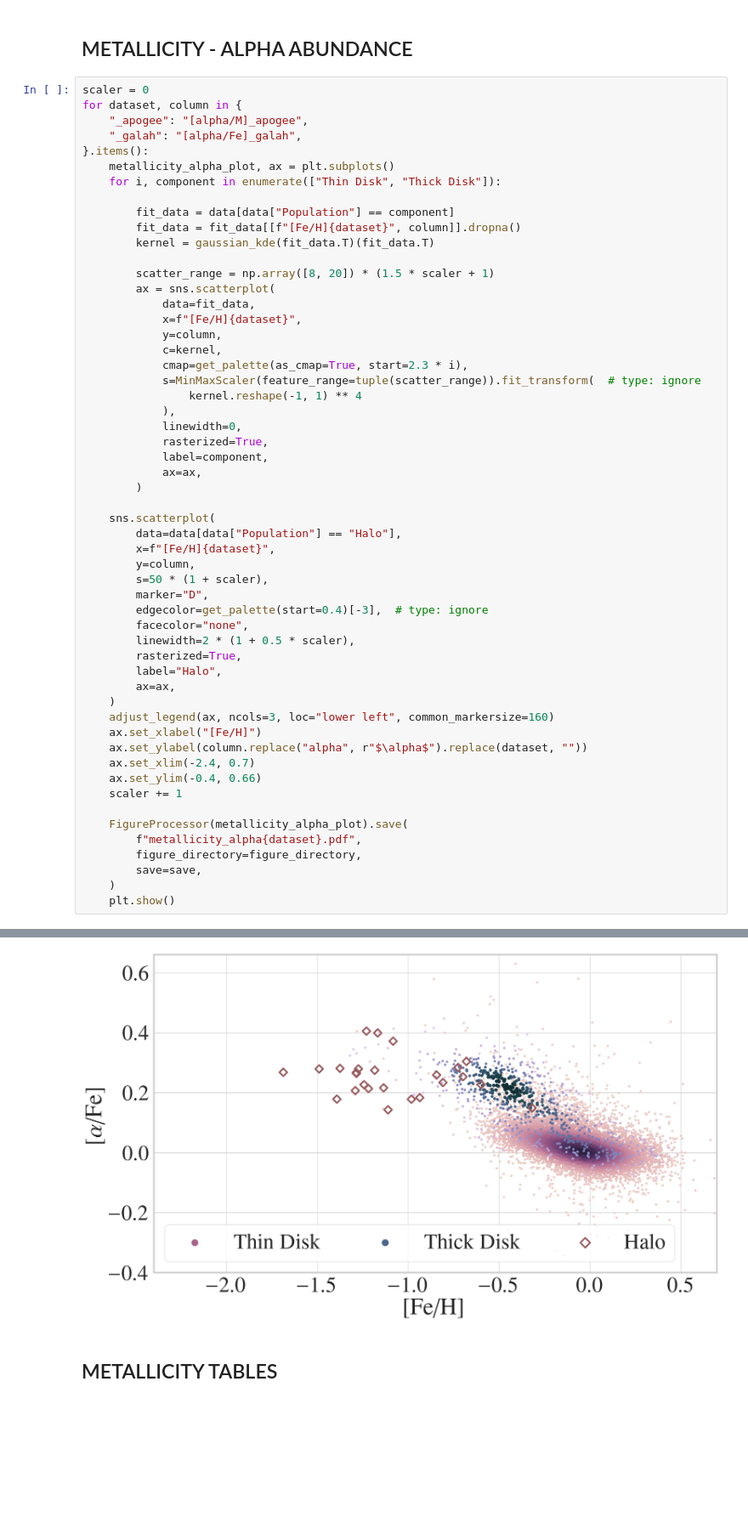
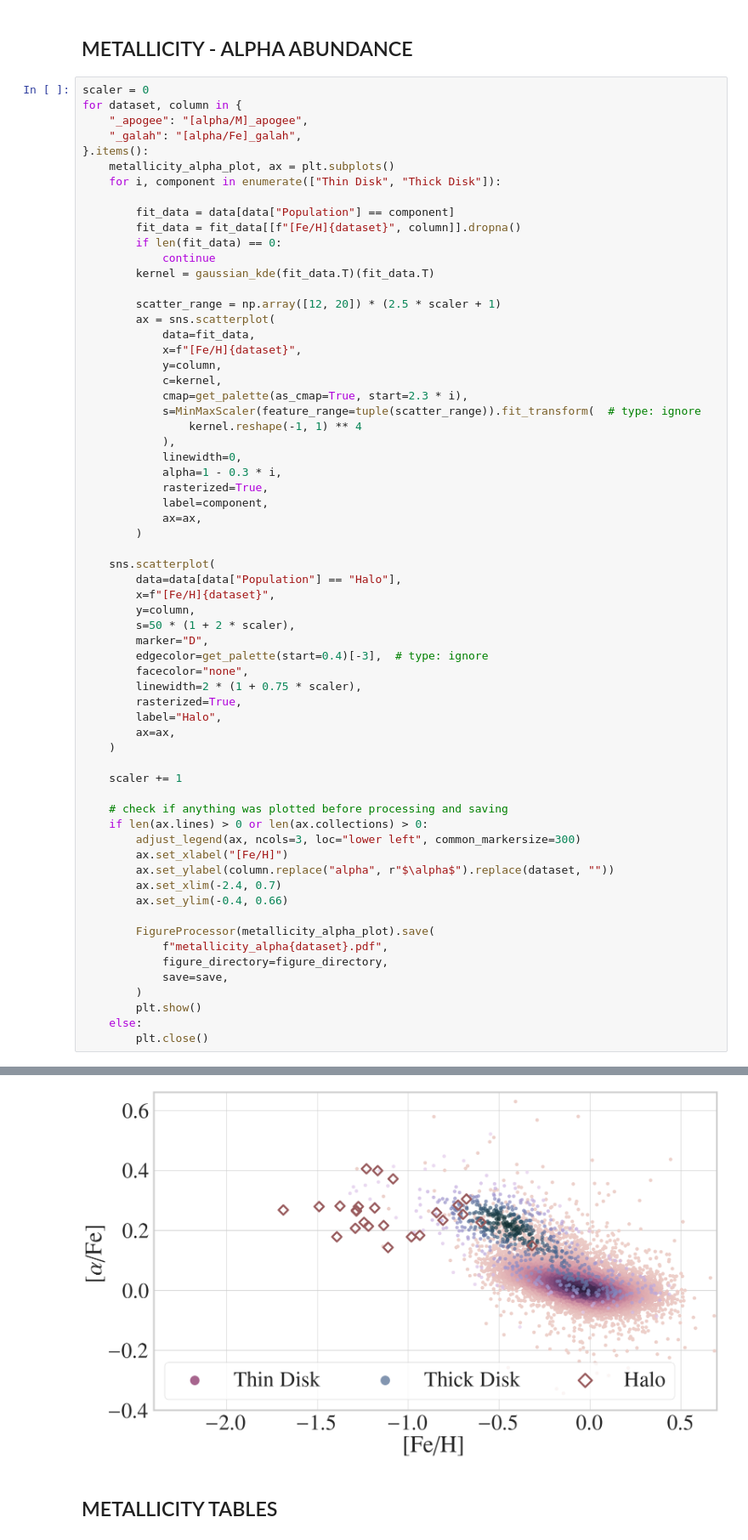
Before and after one commit to ChrisBoettner/plato, a Jupyter notebook: notebooks/04_stellar_sample.ipynb, the cells around one changed output, grey strips where cells are left out. Shown at 85% size. Cells and saved outputs as stored; diff of their text form; blank space fills up the shorter version.

```diff
--- a/notebooks/04_stellar_sample.ipynb
+++ b/notebooks/04_stellar_sample.ipynb
@@ -143,53 +145,62 @@ for dataset, column in {
 
         fit_data = data[data["Population"] == component]
         fit_data = fit_data[[f"[Fe/H]{dataset}", column]].dropna()
+        if len(fit_data) == 0:
+            continue
         kernel = gaussian_kde(fit_data.T)(fit_data.T)
 
-        scatter_range = np.array([8, 20]) * (1.5 * scaler + 1)
+        scatter_range = np.array([12, 20]) * (2.5 * scaler + 1)
         ax = sns.scatterplot(
             data=fit_data,
             x=f"[Fe/H]{dataset}",
             y=column,
             c=kernel,
             cmap=get_palette(as_cmap=True, start=2.3 * i),
             s=MinMaxScaler(feature_range=tuple(scatter_range)).fit_transform(  # type: ignore
                 kernel.reshape(-1, 1) ** 4
             ),
             linewidth=0,
+            alpha=1 - 0.3 * i,
             rasterized=True,
             label=component,
             ax=ax,
         )
 
     sns.scatterplot(
         data=data[data["Population"] == "Halo"],
         x=f"[Fe/H]{dataset}",
         y=column,
-        s=50 * (1 + scaler),
+        s=50 * (1 + 2 * scaler),
         marker="D",
         edgecolor=get_palette(start=0.4)[-3],  # type: ignore
         facecolor="none",
-        linewidth=2 * (1 + 0.5 * scaler),
+        linewidth=2 * (1 + 0.75 * scaler),
         rasterized=True,
         label="Halo",
         ax=ax,
     )
-    adjust_legend(ax, ncols=3, loc="lower left", common_markersize=160)
-    ax.set_xlabel("[Fe/H]")
-    ax.set_ylabel(column.replace("alpha", r"$\alpha$").replace(dataset, ""))
-    ax.set_xlim(-2.4, 0.7)
-    ax.set_ylim(-0.4, 0.66)
+
     scaler += 1
 
-    FigureProcessor(metallicity_alpha_plot).save(
-        f"metallicity_alpha{dataset}.pdf",
-        figure_directory=figure_directory,
-        save=save,
-    )
-    plt.show()
+    # check if anything was plotted before processing and saving
+    if len(ax.lines) > 0 or len(ax.collections) > 0:
+        adjust_legend(ax, ncols=3, loc="lower left", common_markersize=300)
+        ax.set_xlabel("[Fe/H]")
+        ax.set_ylabel(column.replace("alpha", r"$\alpha$").replace(dataset, ""))
+        ax.set_xlim(-2.4, 0.7)
+        ax.set_ylim(-0.4, 0.66)
+
+        FigureProcessor(metallicity_alpha_plot).save(
+            f"metallicity_alpha{dataset}.pdf",
+            figure_directory=figure_directory,
+            save=save,
+        )
+        plt.show()
+    else:
+        plt.close()
 # %% [output]
 [figure]
-[figure, old version]
+[figure, new version]
 # %% [markdown]
 ## METALLICITY TABLES
 # %%
```
Also changed, not shown: parts of 2 cells of this notebook, 20 other files.
